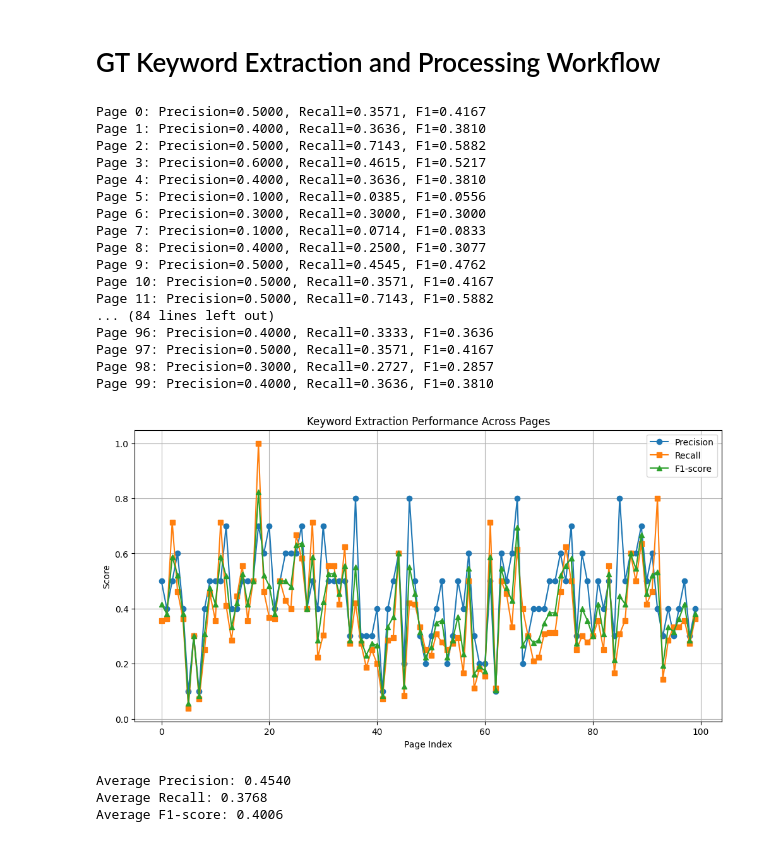
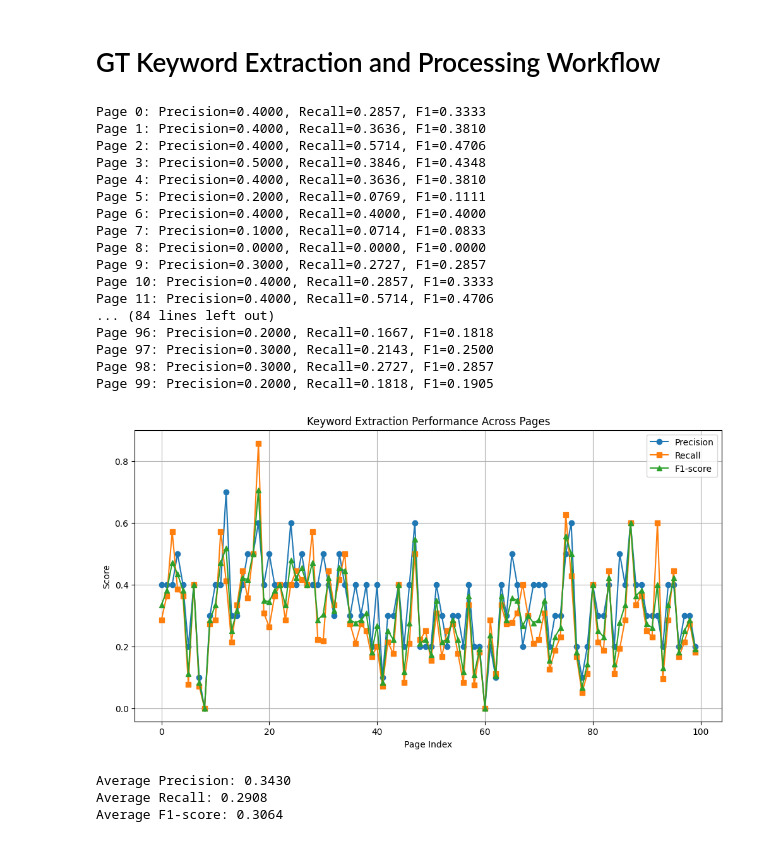
Before and after one commit to Muditha-Kumara/dataAnalytics, a Jupyter notebook: Drank/ruoka/Drand_ruoka_extraction.ipynb, the cells around one changed output. Cells and saved outputs as stored; diff of their text form; code cells hidden in the pictures.

Commit message:
correct scale and weight and clean the project

```diff
--- a/Drank/ruoka/Drand_ruoka_extraction.ipynb
+++ b/Drank/ruoka/Drand_ruoka_extraction.ipynb
@@ -22,17 +22,17 @@ nltk_finnish_stopwords = set(stopwords.words(dataset_language))
 
 # Tag rating set
 tag_rating_set = {
-    "head": 53.0815,
-    "title": 53.0815,
-    "h1": 50.2844,
-    "URL": 47.4130,
-    "strong": 17.1284,
-    "span": 12.7651,
-    "a": 10.6637,
-    "ul": 10.3159,
-    "li": 10.2524,
-    "div": 9.1891,
-    "p": 9.1866,
+    "head": 10,  # 53.0815,
+    "title": 10,  # 53.0815,
+    "h1": 10,  # 50.2844,
+    "URL": 10,  # 47.4130,
+    "strong": 10,  # 17.1284,
+    "span": 10,  # 12.7651,
+    "a": 10,  # 10.6637,
+    "ul": 10,  # 10.3159,
+    "li": 10,  # 10.2524,
+    "div": 10,  # 9.1891,
+    "p": 10,  # 9.1866,
 }
 # %%
 import re
@@ -94,7 +94,7 @@ from collections import defaultdict
 import urllib.request
 import matplotlib.pyplot as plt
 
-frequency_weight = 20
+frequency_weight = 50
 
 # Store metrics for all pages
 dataset_precisions = []
@@ -159,46 +159,46 @@ for i in range(num_pages):
     f1_score = 2 * (precision * recall) / (precision + recall) if (precision + recall) > 0 else 0
 
     dataset_precisions.append(precision)
     dataset_recalls.append(recall)
     dataset_f1s.append(f1_score)
 
     print(f"Page {i}: Precision={precision:.4f}, Recall={recall:.4f}, F1={f1_score:.4f}")
 
 # Visualize and compare performance
 plt.figure(figsize=(12, 6))
 plt.plot(dataset_precisions, label='Precision', marker='o')
 plt.plot(dataset_recalls, label='Recall', marker='s')
 plt.plot(dataset_f1s, label='F1-score', marker='^')
 plt.xlabel('Page Index')
 plt.ylabel('Score')
 plt.title('Keyword Extraction Performance Across Pages')
 plt.legend()
 plt.grid(True)
 plt.show()
 
 # Print average metrics
 print(f"\nAverage Precision: {sum(dataset_precisions)/len(dataset_precisions):.4f}")
 print(f"Average Recall: {sum(dataset_recalls)/len(dataset_recalls):.4f}")
 print(f"Average F1-score: {sum(dataset_f1s)/len(dataset_f1s):.4f}")
 # %% [output]
-Page 0: Precision=0.5000, Recall=0.3571, F1=0.4167
+Page 0: Precision=0.4000, Recall=0.2857, F1=0.3333
 Page 1: Precision=0.4000, Recall=0.3636, F1=0.3810
-Page 2: Precision=0.5000, Recall=0.7143, F1=0.5882
-Page 3: Precision=0.6000, Recall=0.4615, F1=0.5217
+Page 2: Precision=0.4000, Recall=0.5714, F1=0.4706
+Page 3: Precision=0.5000, Recall=0.3846, F1=0.4348
 Page 4: Precision=0.4000, Recall=0.3636, F1=0.3810
-Page 5: Precision=0.1000, Recall=0.0385, F1=0.0556
-Page 6: Precision=0.3000, Recall=0.3000, F1=0.3000
+Page 5: Precision=0.2000, Recall=0.0769, F1=0.1111
+Page 6: Precision=0.4000, Recall=0.4000, F1=0.4000
 Page 7: Precision=0.1000, Recall=0.0714, F1=0.0833
-Page 8: Precision=0.4000, Recall=0.2500, F1=0.3077
-Page 9: Precision=0.5000, Recall=0.4545, F1=0.4762
-Page 10: Precision=0.5000, Recall=0.3571, F1=0.4167
-Page 11: Precision=0.5000, Recall=0.7143, F1=0.5882
+Page 8: Precision=0.0000, Recall=0.0000, F1=0.0000
+Page 9: Precision=0.3000, Recall=0.2727, F1=0.2857
+Page 10: Precision=0.4000, Recall=0.2857, F1=0.3333
+Page 11: Precision=0.4000, Recall=0.5714, F1=0.4706
 ... (84 lines left out)
-Page 96: Precision=0.4000, Recall=0.3333, F1=0.3636
-Page 97: Precision=0.5000, Recall=0.3571, F1=0.4167
+Page 96: Precision=0.2000, Recall=0.1667, F1=0.1818
+Page 97: Precision=0.3000, Recall=0.2143, F1=0.2500
 Page 98: Precision=0.3000, Recall=0.2727, F1=0.2857
-Page 99: Precision=0.4000, Recall=0.3636, F1=0.3810
+Page 99: Precision=0.2000, Recall=0.1818, F1=0.1905
-[figure, old version]
+[figure, new version]
-Average Precision: 0.4540
-Average Recall: 0.3768
-Average F1-score: 0.4006
+Average Precision: 0.3430
+Average Recall: 0.2908
+Average F1-score: 0.3064
```
Also changed, not shown: 4 other files.
